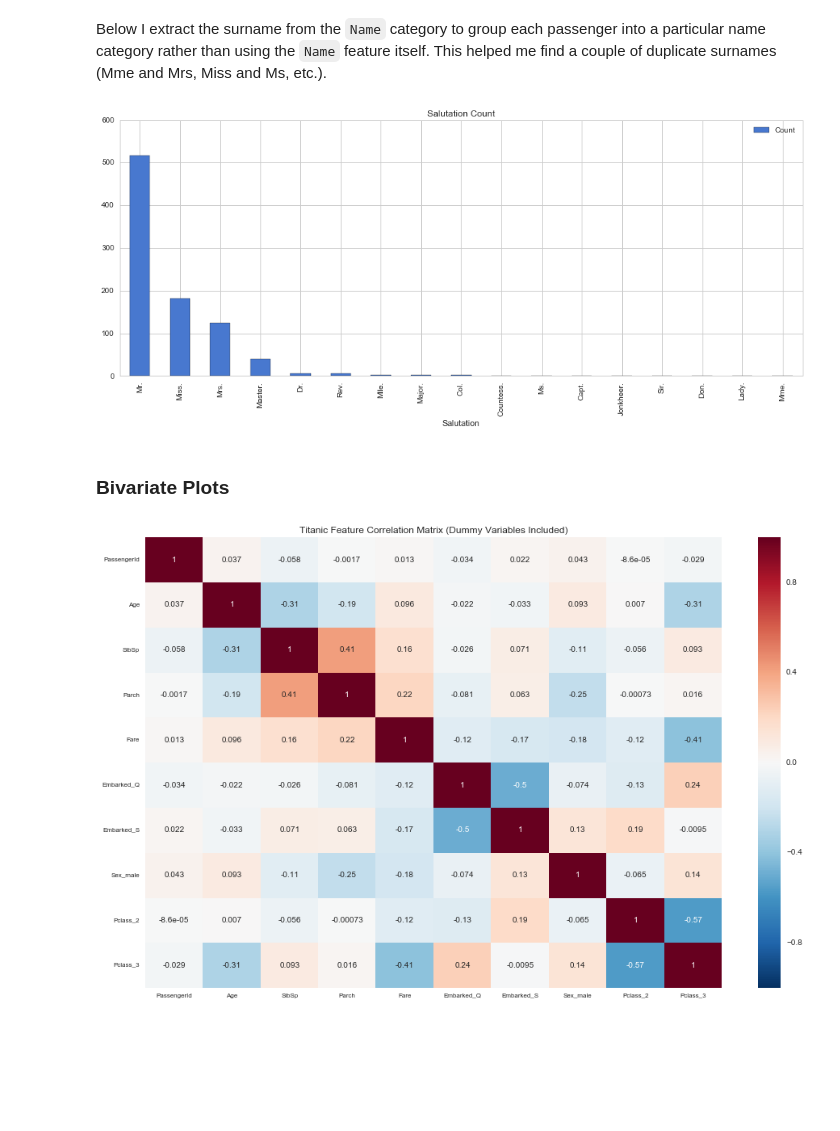
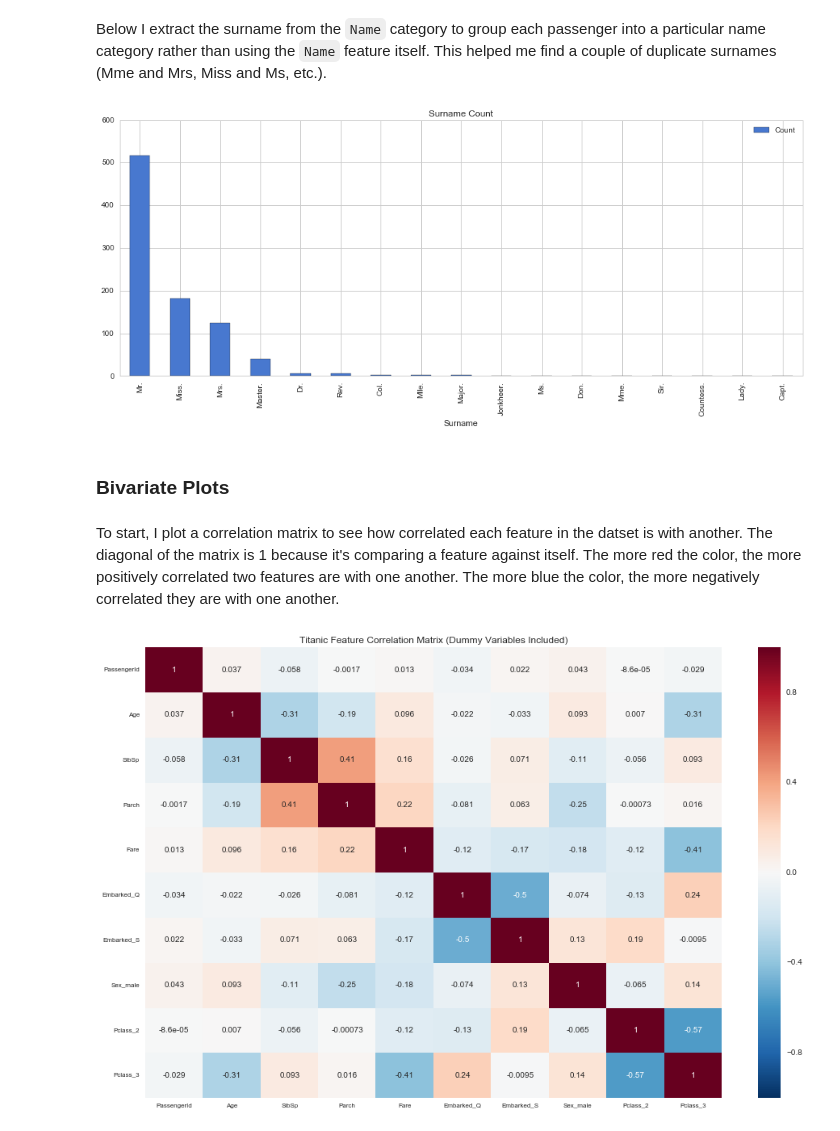
Before and after one commit to bljustice/kaggle, a Jupyter notebook: titanic/titanic_eda.ipynb, the cells around one changed output. Saved outputs shown, nothing was run; the diff lists cells and outputs as text; code cells hidden in the pictures; blank space fills up the shorter version.

```diff
--- a/titanic/titanic_eda.ipynb
+++ b/titanic/titanic_eda.ipynb
@@ -141,14 +141,16 @@ Below I extract the surname from the `Name` category to group each passenger int
 # %%
 from collections import Counter
 split_names = train_df.Name.str.split(',', expand=True)
 surname_df = split_names[1].str.extract('([A-Za-z]+\.)', expand=True)
 surname_counts = pd.DataFrame(sorted(Counter(surname_df[0]).items(),
-                                    key=lambda x: x[1], reverse=True), columns=['Salutation', 'Count'])
-surname_counts.plot(kind='bar', x='Salutation', y='Count', figsize=(16, 6), title='Salutation Count');
+                                    key=lambda x: x[1], reverse=True), columns=['Surname', 'Count'])
+surname_counts.plot(kind='bar', x='Surname', y='Count', figsize=(16, 6), title='Surname Count');
 # %% [output]
-[figure, old version]
+[figure, new version]
 # %% [markdown]
 ### Bivariate Plots
+# %% [markdown]
+To start, I plot a correlation matrix to see how correlated each feature in the datset is with another. The diagonal of the matrix is 1 because it's comparing a feature against itself. The more red the color, the more positively correlated two features are with one another. The more blue the color, the more negatively correlated they are with one another.
 # %%
 def label_categories(df, categorical_cols):
     return pd.get_dummies(df, columns=categorical_cols, drop_first=True)
```
Also changed, not shown: parts of 8 cells of this notebook.
